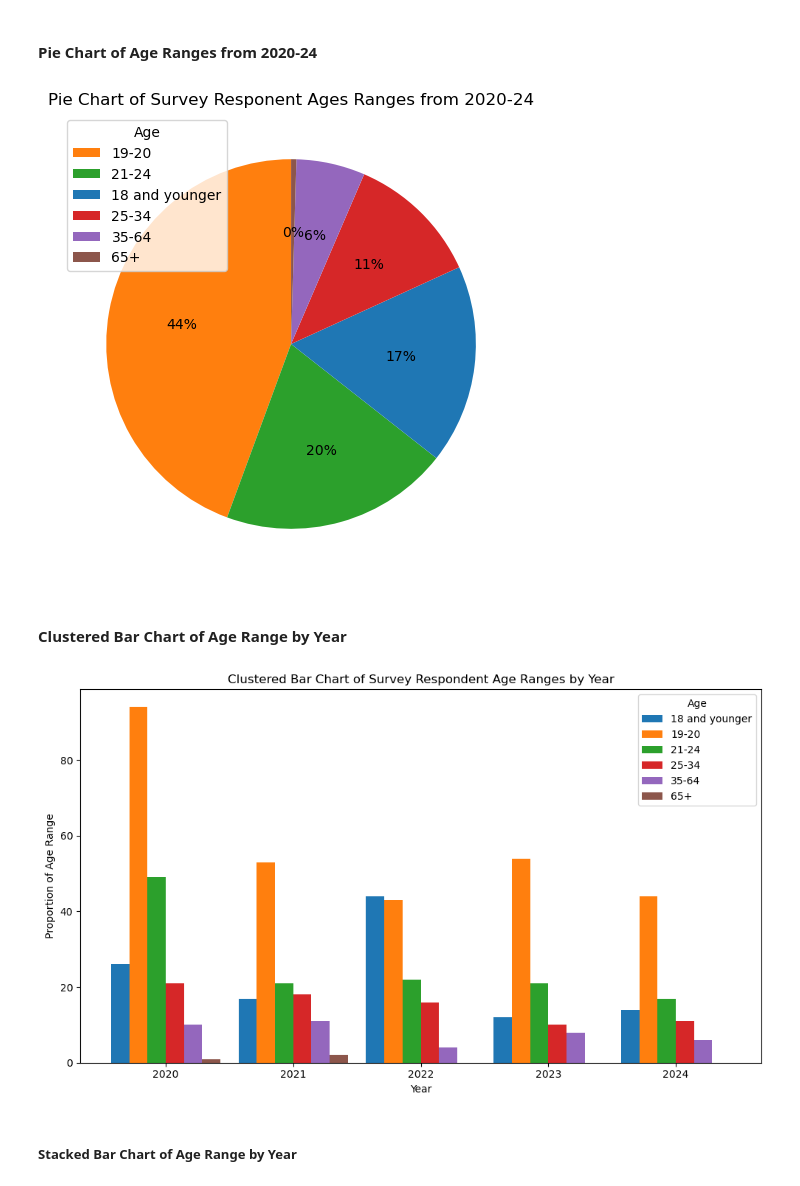
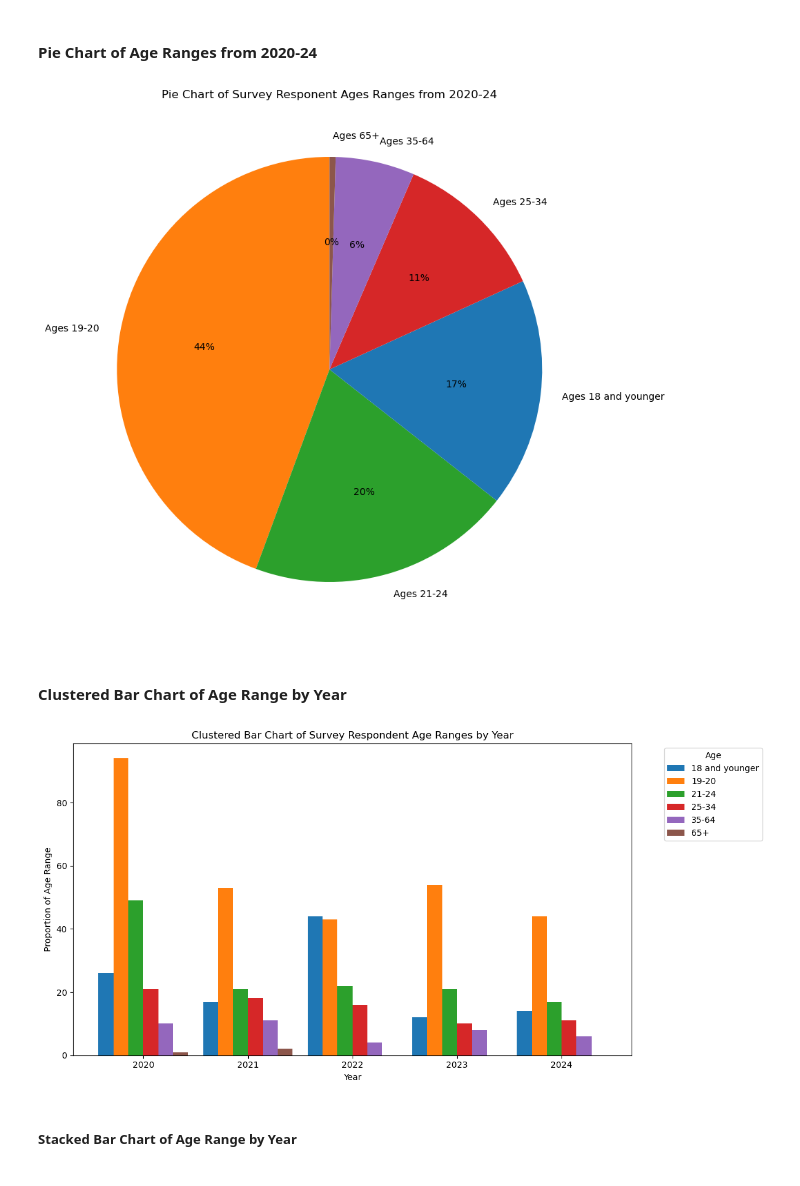
Before and after one commit to FredWagon/Project-1---College-Recruitment-Improvement-Study, a Jupyter notebook: survey.ipynb, the cells around one changed output. Drawn from its saved outputs; the diff is of its cells as text; code cells hidden in the pictures.

```diff
--- a/survey.ipynb
+++ b/survey.ipynb
@@ -1914,31 +1917,26 @@ plt.show()
 #### Pie Chart of Age Ranges from 2020-24
 # %%
 # Set Plot dimensions
-plt.figure(figsize = (10, 6))
+plt.figure(figsize = (10, 10))
 
 # NOTE: AI (MS Copilot) was used to generate the legend using "wedges" AND to order and duplicate colors to match the following plots by category.
 
 # Create pie plot.
 wedges, texts, autotexts = plt.pie(
     survey['age'].value_counts(),
+    labels=['Ages ' + label for label in survey['age'].value_counts().index],
     autopct = '%1d%%',
     startangle = 90,
     colors = ['#ff7f0e', '#2ca02c', '#1f77b4', '#d62728', '#9467bd', '#8c564b'] # Orange, Green, Blue, Red, Purple, Brown ... to match bar charts below
 )
 
-# Set labels, titles, etc.
-plt.legend(
-    handles = wedges,
-    labels = list(survey['age'].value_counts().index),
-    title = 'Age'
-)
 plt.title('Pie Chart of Survey Responent Ages Ranges from 2020-24')
 
 # Save and display plot
 plt.savefig('pt16 - Age Ranges - Pie Chart.jpg', format = 'jpg')   # Save plot to file
 plt.show()
 # %% [output]
-[figure, old version]
+[figure, new version]
 # %% [markdown]
 #### Clustered Bar Chart of Age Range by Year
 # %%
@@ -1950,7 +1948,7 @@ plt.show()
 age_count = survey.groupby(['year', 'age']).size().unstack(fill_value=0)  # Create DataFrame
 
 # Set Plot dimensions
-plt.figure(figsize=(10, 6))
+plt.figure(figsize=(12, 6))
 
 # Extract categories and counts
 years = age_count.index
@@ -1967,7 +1965,7 @@ for i, age_range in enumerate(age_ranges):
 plt.xlabel('Year')
 plt.ylabel('Proportion of Age Range')
 plt.xticks(x + bar_width * (len(age_ranges) - 1) / 2, years)  # Center the x-ticks
-plt.legend(title='Age')
+plt.legend(title='Age', bbox_to_anchor=(1.05, 1), loc='upper left')
 plt.title('Clustered Bar Chart of Survey Respondent Age Ranges by Year')
 plt.tight_layout()
 
@@ -1975,7 +1973,7 @@ plt.tight_layout()
 plt.savefig('pt16 - Age Ranges by Year - Clustered Bar.jpg', format='jpg')
 plt.show()
 # %% [output]
-[figure, old version]
+[figure, new version]
 # %% [markdown]
 ##### Stacked Bar Chart of Age Range by Year
 # %%
```
Also changed, not shown: parts of 19 cells of this notebook.
